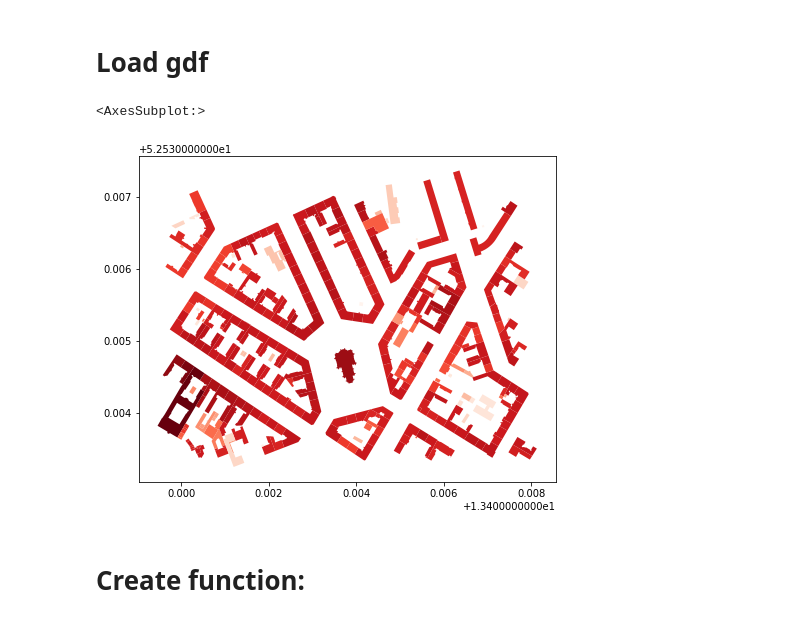
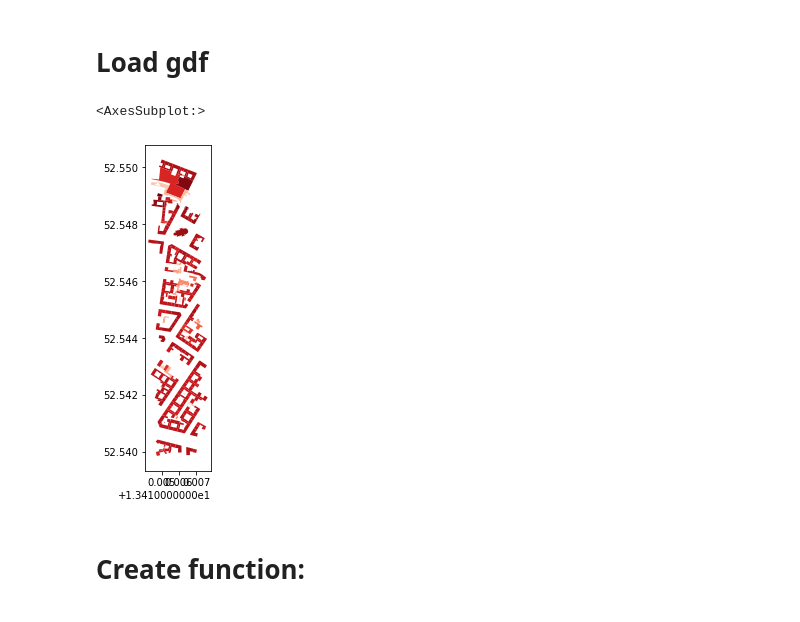
Before and after one commit to maximylius/map_visualization_algorithms, a Jupyter notebook: 3D_map.ipynb, the cells around one changed output. Drawn from its saved outputs; the diff is of its cells as text; code cells hidden in the pictures.

```diff
--- a/3D_map.ipynb
+++ b/3D_map.ipynb
@@ -655,25 +592,31 @@ gdf.to_crs(4326, inplace=True)
 # %%
 # select area of interest
 gdfcx = gdf
 # Region 1
 gdfcx = gdf.cx[13.40005 : 13.407602, 52.5335 : 52.53682] # region 1
 # gdfcx = gdf.cx[13.4023 : 13.40231, 52.53485 : 52.535]
 # gdfcx = gdf.cx[13.4024 : 13.403, 52.53495 : 52.5351]
 # gdfcx = gdf.cx[13.401951 : 13.4020, 52.5354 : 52.5357][0:1]
 # gdfcx = gdf.cx[13.4024 : 13.403, 52.53485 : 52.535][:1]
 
 # Region 2
 # gdfcx = gdf.cx[13.41005 : 13.412102, 52.5445 : 52.54682] # region 2
 # gdfcx = gdf.cx[13.4119 : 13.412102, 52.5462 : 52.5465]
 # gdfcx = gdf.cx[13.4119 : 13.412102, 52.5462 : 52.5465][1:]
 
+# Region 3
+# gdfcx = gdf.cx[13.415 : 13.425, 52.54 : 52.55] # region 3
+gdfcx = gdf.cx[13.415 : 13.416, 52.54 : 52.55] # region 3
+# gdfcx = gdf.cx[13.415 : 13.416, 52.547 : 52.5482]
+
+
 gdfcx = gdfcx.rename({'OBJECTID': 'id', 'Mean_nDOM': 'height'}, axis='columns')
 gdfcx.drop([x for x in gdfcx.columns if x not in ['id', 'height', 'geometry']], axis=1, inplace=True)
 gdf_prep = gdfcx
 gdf_prep.plot(figsize=(10,6), column='height', cmap='Reds')#, edgecolor='black', linewidth=10/len(gdf_prep)
 # %% [output]
 <AxesSubplot:>
-[figure, old version]
+[figure, new version]
 # %% [markdown]
 # Create function:
 # %% [markdown]
```
Also changed, not shown: parts of 30 cells of this notebook, 3 other files.
